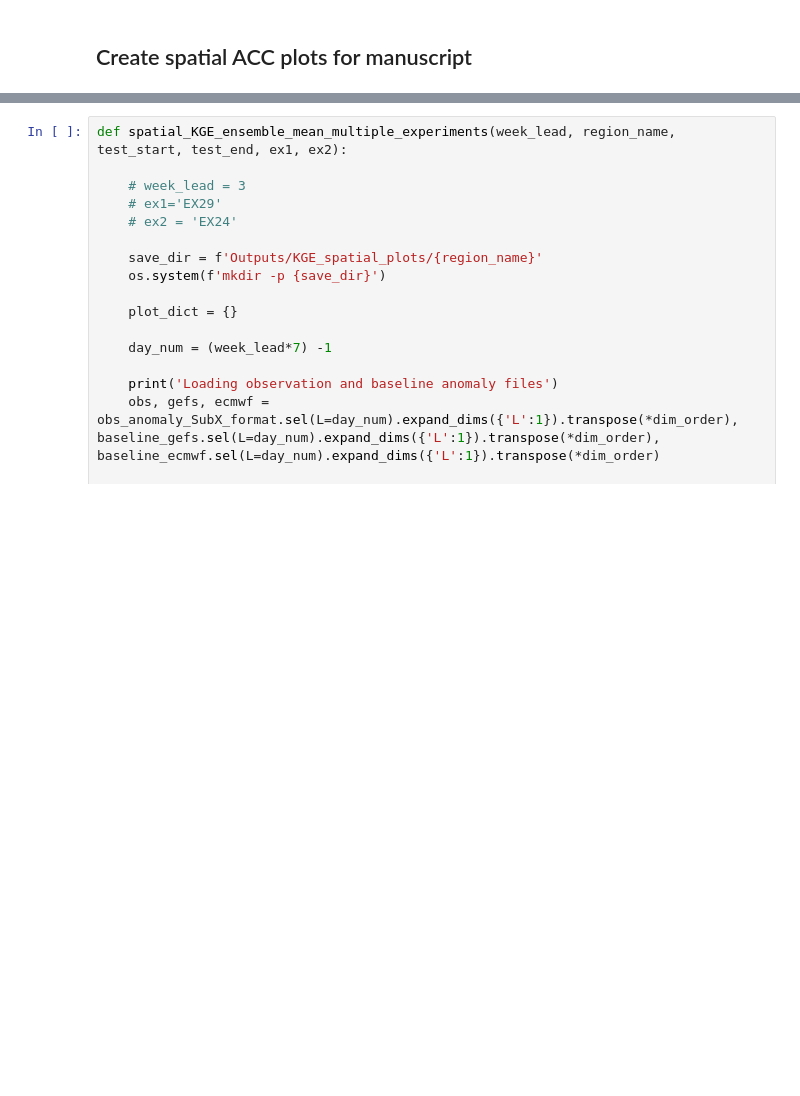
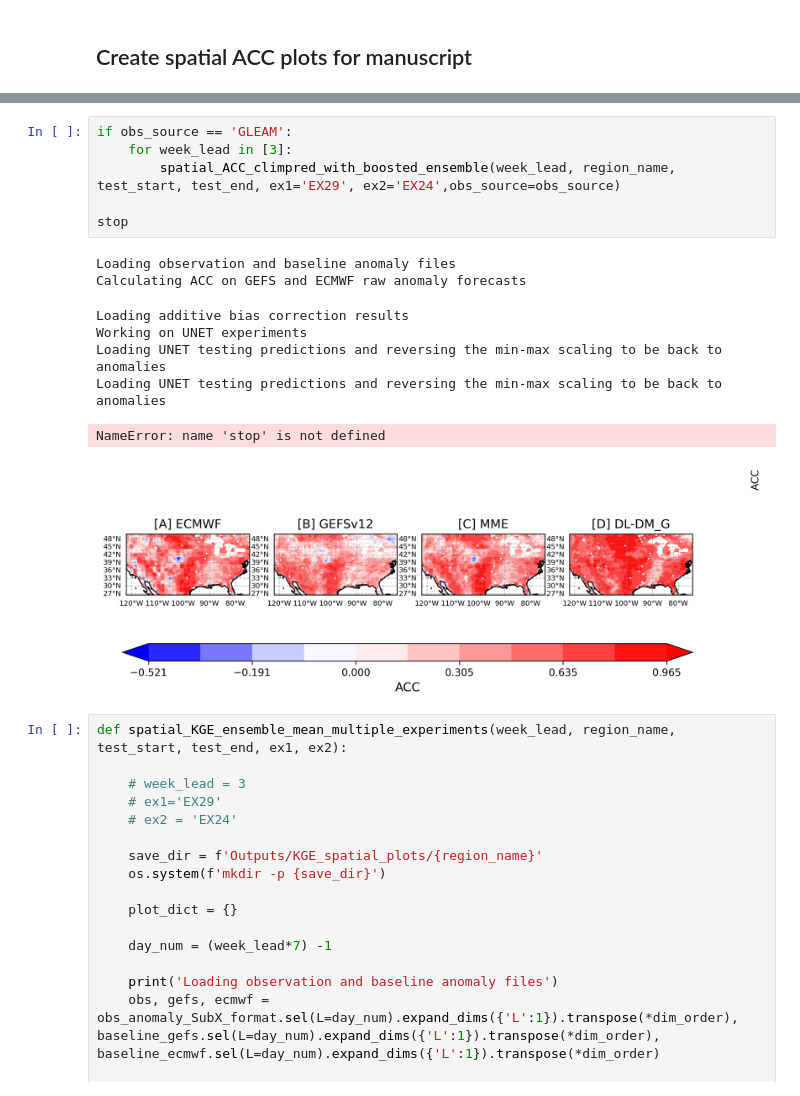
Before and after one commit to kyle-lesinger/dl_dm_rzsm_subseasonal_forecast, a Jupyter notebook: 06a_ACC_spatial_plots_other_regions.ipynb, the cells around one changed output, grey strips where cells are left out. Drawn from its saved outputs; the diff is of its cells as text; blank space fills up the shorter version.

```diff
--- a/06a_ACC_spatial_plots_other_regions.ipynb
+++ b/06a_ACC_spatial_plots_other_regions.ipynb
@@ -470,3 +974,18 @@ NameError: name 'stop' is not defined
+# %%
+if obs_source == 'GLEAM':
+    for week_lead in [3]:
+        spatial_ACC_climpred_with_boosted_ensemble(week_lead, region_name, test_start, test_end, ex1='EX29', ex2='EX24',obs_source=obs_source)
+
+stop
+# %% [output]
+Loading observation and baseline anomaly files
+Calculating ACC on GEFS and ECMWF raw anomaly forecasts
+Loading additive bias correction results
+Working on UNET experiments
+Loading UNET testing predictions and reversing the min-max scaling to be back to anomalies
+Loading UNET testing predictions and reversing the min-max scaling to be back to anomalies
+NameError: name 'stop' is not defined
+[figure, added]
 # %%
 def spatial_KGE_ensemble_mean_multiple_experiments(week_lead, region_name, test_start, test_end, ex1, ex2):
 
```
Also changed, not shown: parts of 10 cells of this notebook, 20 other files.
